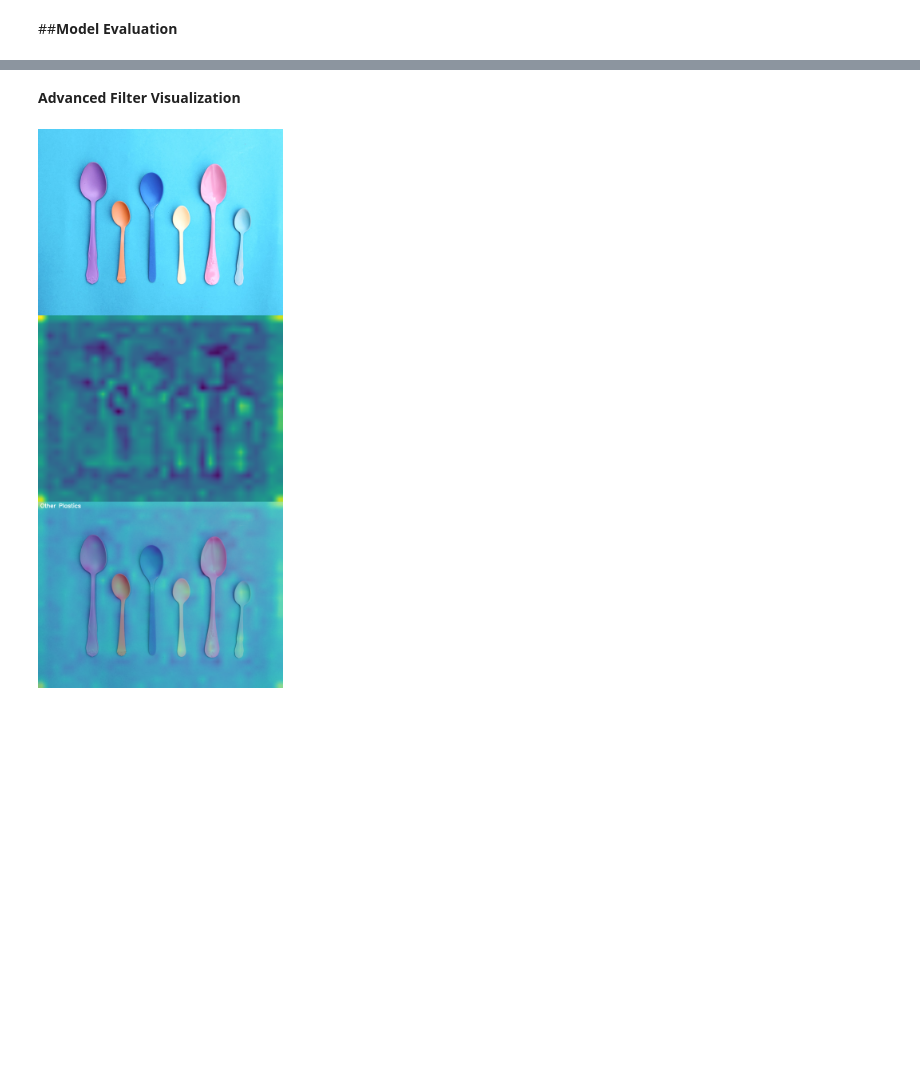
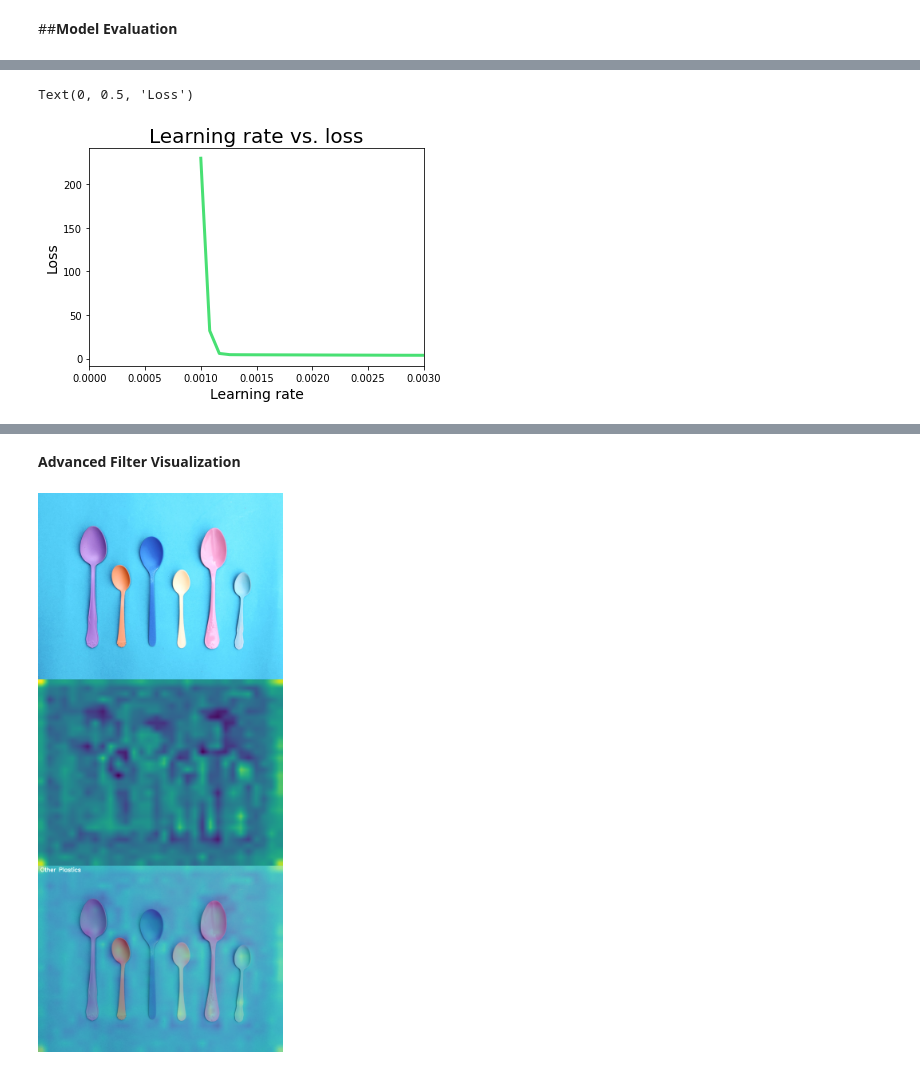
Before and after one commit to cardstdani/WasteClassificationNeuralNetwork, a Jupyter notebook: WasteClassification.ipynb, the cells around one changed output, grey strips where cells are left out. Cells and saved outputs as stored; diff of their text form; code cells hidden in the pictures; blank space fills up the shorter version.

```diff
--- a/WasteClassification.ipynb
+++ b/WasteClassification.ipynb
@@ -126,3 +146,13 @@ plt.show()
+# %%
+plt.xlim([0, 0.003])
+learning_rates = 1e-3 * (10 ** (np.arange(epochs) / 30))
+plt.plot(learning_rates, history.history['loss'], lw=3, color='#48e073')
+plt.title('Learning rate vs. loss', size=20)
+plt.xlabel('Learning rate', size=14)
+plt.ylabel('Loss', size=14)
+# %% [output]
+Text(0, 0.5, 'Loss')
+[figure, added]
 # %%
 import requests
 
```
Also changed, not shown: parts of 8 cells of this notebook.
